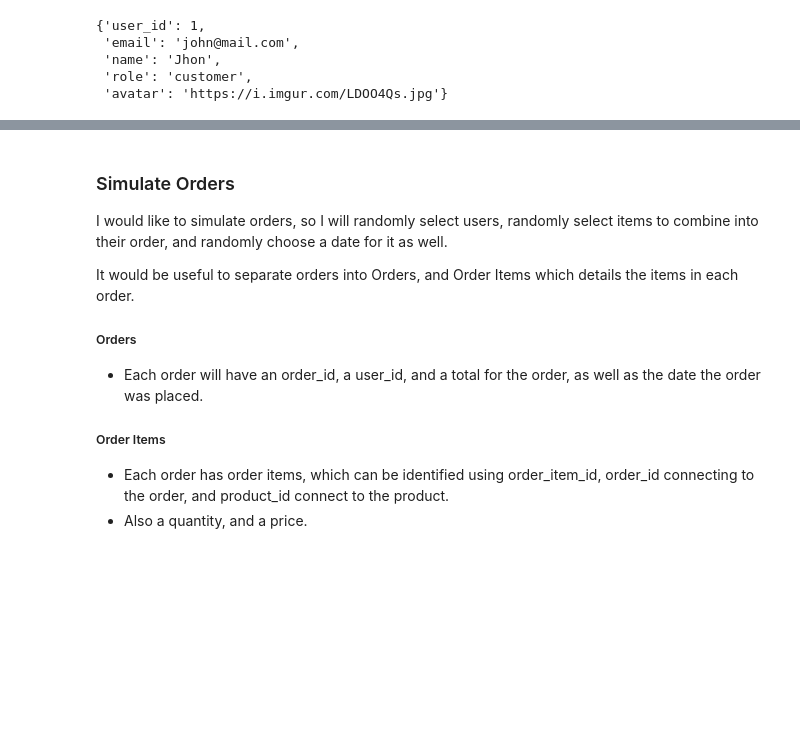
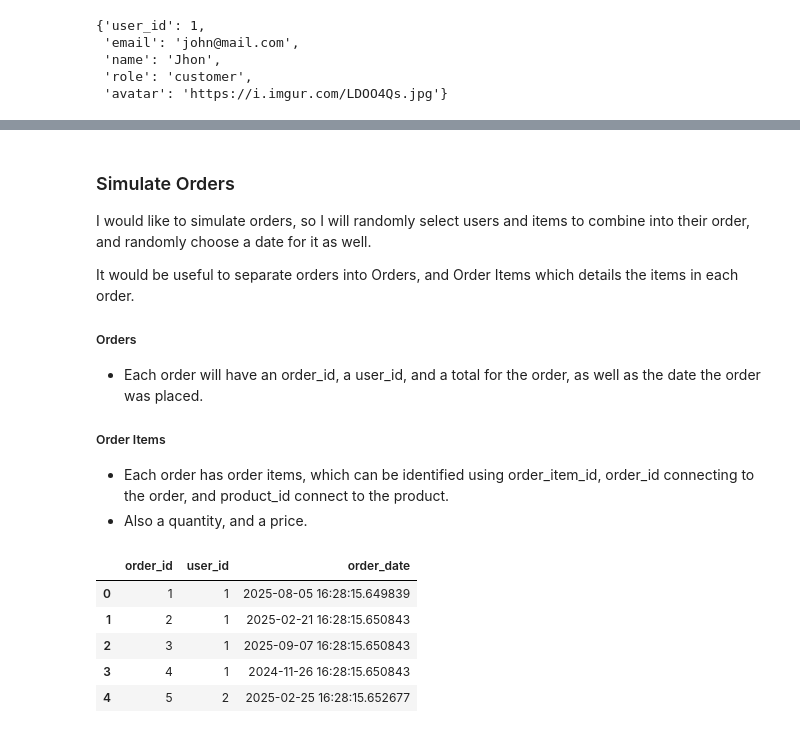
Before and after one commit to javomode/platzi-pipeline, a Jupyter notebook: script.ipynb, the cells around one changed output, grey strips where cells are left out. Saved outputs shown, nothing was run; the diff lists cells and outputs as text; code cells hidden in the pictures; blank space fills up the shorter version.

```diff
--- a/script.ipynb
+++ b/script.ipynb
@@ -233,7 +239,7 @@ user_df
 # %% [markdown]
 ### Simulate Orders
 
-I would like to simulate orders, so I will randomly select users, randomly select items to combine into their order, and randomly choose a date for it as well.
+I would like to simulate orders, so I will randomly select users and items to combine into their order, and randomly choose a date for it as well.
 
 It would be useful to separate orders into Orders, and Order Items which details the items in each order.
 
@@ -268,0 +292,9 @@ for user_id in user_df.index:
+# %%
+df_orders.head()
+# %% [output]
+|  | order_id | user_id | order_date |
+| 0 | 1 | 1 | 2025-08-05 16:28:15.649839 |
+| 1 | 2 | 1 | 2025-02-21 16:28:15.650843 |
+| 2 | 3 | 1 | 2025-09-07 16:28:15.650843 |
+| 3 | 4 | 1 | 2024-11-26 16:28:15.650843 |
+| 4 | 5 | 2 | 2025-02-25 16:28:15.652677 |
```
Also changed, not shown: parts of 16 cells of this notebook, 2 other files.
